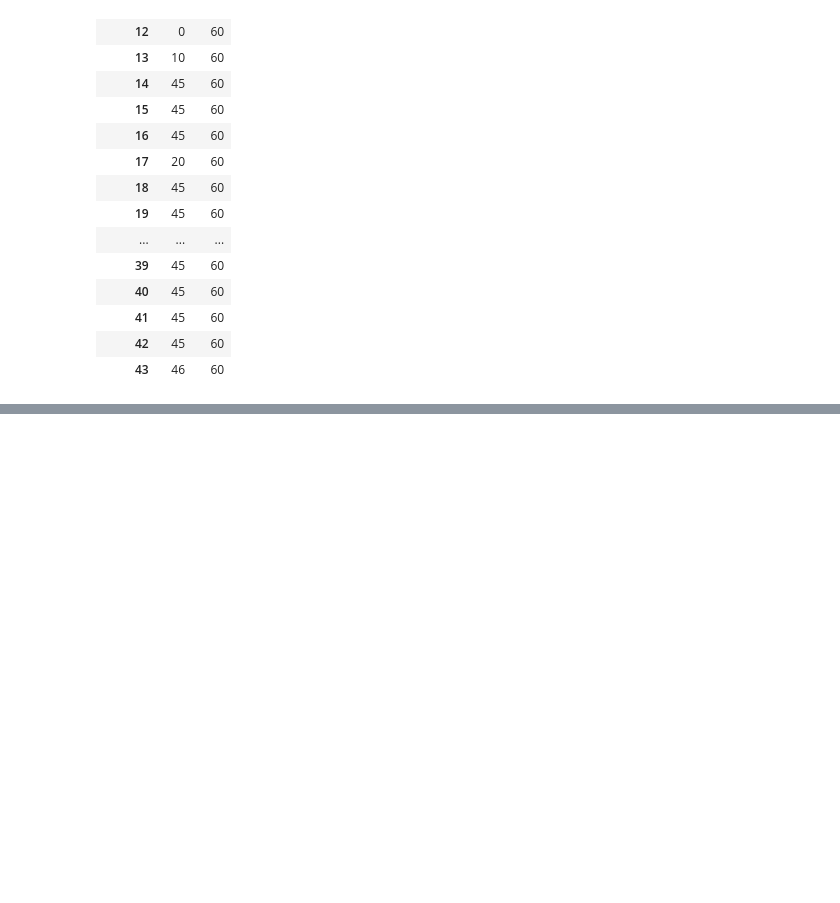
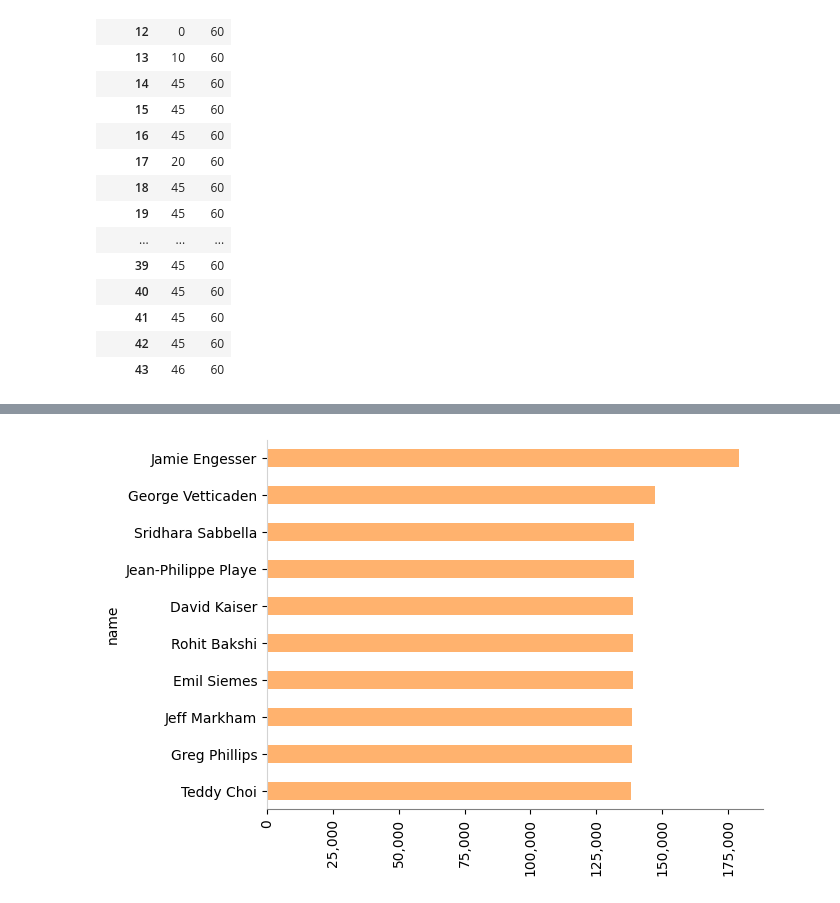
Before and after one commit to 2024-2-fundamentos-de-analitica/2024-2-PRE-07-manipulacion-de-datos-con-chatgpt-esgomez1208, a Jupyter notebook: homework/notebook.ipynb, the cells around one changed output, grey strips where cells are left out. Drawn from its saved outputs; the diff is of its cells as text; code cells hidden in the pictures; blank space fills up the shorter version.

```diff
--- a/homework/notebook.ipynb
+++ b/homework/notebook.ipynb
@@ -155,0 +209,10 @@ timesheet.groupby("driverId")["hours-logged"].agg(["min", "max"])
+# %%
+
+"""
+PROMPT:
+Crea una tabla llamada "top10" con los 10 conductores que tienen la mayor cantidad de millas registradas, ordenando los datos en forma descendente por la columna "miles-logged".
+"""
+
+# Ordenamiento por la cantidad de millas registradas
+top10 = summary.sort_values(by="miles-logged", ascending=False).head(10)
+top10
@@ -155,0 +231,31 @@ timesheet.groupby("driverId")["hours-logged"].agg(["min", "max"])
+# %%
+
+"""
+Guarde la gráfica en ../files/plots/top10_drivers.png
+
+PROMPT:
+Crea un gráfico de barras horizontales utilizando los datos de la tabla "top10", donde el eje y represente los nombres de los conductores y el eje x la cantidad de millas registradas. Asegúrate de que los conductores con más millas estén en la parte superior del gráfico.
+"""
+
+top10 = top10.set_index("name")
+top10["miles-logged"].plot.barh(color="tab:orange", alpha=0.6)
+
+plt.gca().invert_yaxis()
+
+plt.gca().get_xaxis().set_major_formatter(
+    matplotlib.ticker.FuncFormatter(lambda x, p: format(int(x), ","))
+)
+
+plt.xticks(rotation=90)
+
+plt.gca().spines["left"].set_color("lightgray")
+plt.gca().spines["bottom"].set_color("gray")
+plt.gca().spines["top"].set_visible(False)
+plt.gca().spines["right"].set_visible(False)
+
+if not os.path.exists("../files/plots"):
+    os.makedirs("../files/plots")
+
+plt.savefig("../files/plots/top10_drivers.png", bbox_inches="tight")
+# %% [output]
+[figure, added]
```
Also changed, not shown: parts of 10 cells of this notebook, 2 other files.
